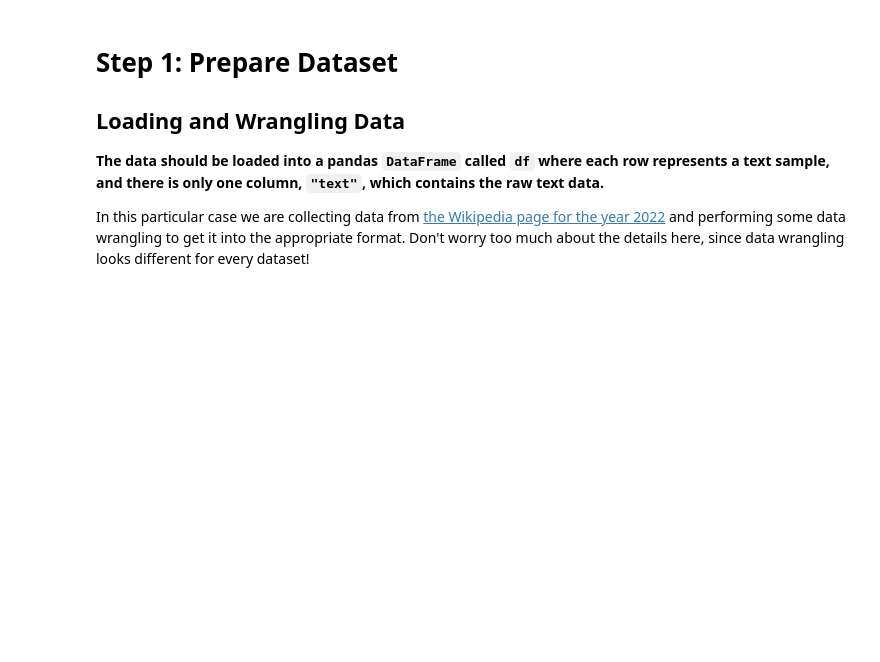
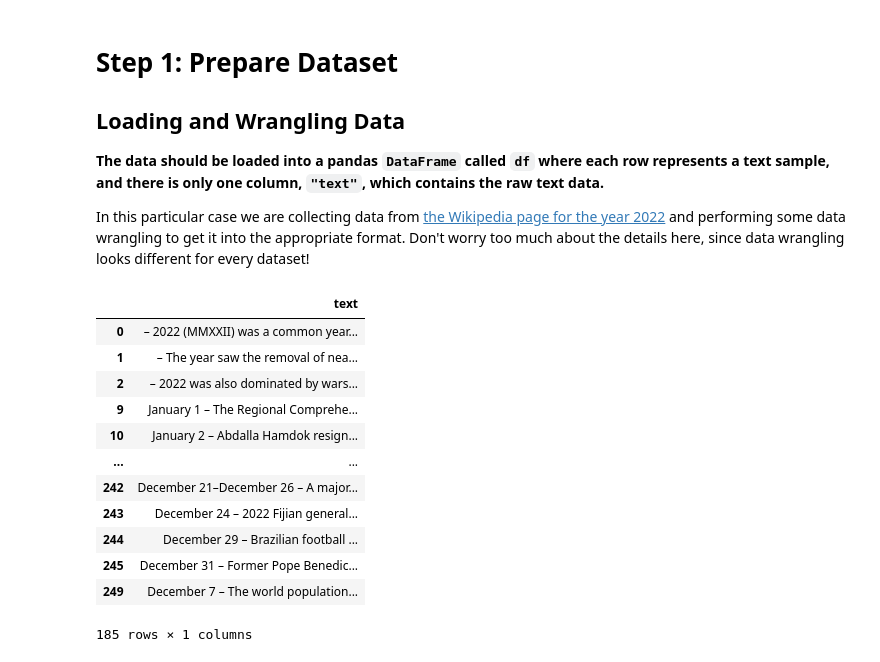
Before and after one commit to iamchenchu/Large-Language-Models-and-Text-Generation, a Jupyter notebook: 04_Retrieval_Augmented_Generation_PartA.ipynb, the cells around one changed output. Saved outputs shown, nothing was run; the diff lists cells and outputs as text; code cells hidden in the pictures; blank space fills up the shorter version.

```diff
--- a/04_Retrieval_Augmented_Generation.ipynb
+++ b/04_Retrieval_Augmented_Generation_PartA.ipynb
@@ -86,3 +86,47 @@ The model is answering this way because the training data ends in 2021. **Our ta
 **The data should be loaded into a pandas `DataFrame` called `df` where each row represents a text sample, and there is only one column, `"text"`, which contains the raw text data.**
 
 In this particular case we are collecting data from [the Wikipedia page for the year 2022](https://en.wikipedia.org/wiki/2022) and performing some data wrangling to get it into the appropriate format. Don't worry too much about the details here, since data wrangling looks different for every dataset!
+# %%
+from dateutil.parser import parse
+import pandas as pd
+import requests
+
+# Get the Wikipedia page for "2022" since OpenAI's models stop in 2021
+resp = requests.get("https://en.wikipedia.org/w/api.php?action=query&prop=extracts&exlimit=1&titles=2022&explaintext=1&formatversion=2&format=json")
+
+# Load page text into a dataframe
+df = pd.DataFrame()
+df["text"] = resp.json()["query"]["pages"][0]["extract"].split("\n")
+
+# Clean up text to remove empty lines and headings
+df = df[(df["text"].str.len() > 0) & (~df["text"].str.startswith("=="))]
+
+# In some cases dates are used as headings instead of being part of the
+# text sample; adjust so dated text samples start with dates
+prefix = ""
+for (i, row) in df.iterrows():
+    # If the row already has " - ", it already has the needed date prefix
+    if " – " not in row["text"]:
+        try:
+            # If the row's text is a date, set it as the new prefix
+            parse(row["text"])
+            prefix = row["text"]
+        except:
+            # If the row's text isn't a date, add the prefix
+            row["text"] = prefix + " – " + row["text"]
+df = df[df["text"].str.contains(" – ")]
+df
+# %% [output]
+|  | text |
+| 0 | – 2022 (MMXXII) was a common year... |
+| 1 | – The year saw the removal of nea... |
+| 2 | – 2022 was also dominated by wars... |
+| 9 | January 1 – The Regional Comprehe... |
+| 10 | January 2 – Abdalla Hamdok resign... |
+| ... | ... |
+| 242 | December 21–December 26 – A major... |
+| 243 | December 24 – 2022 Fijian general... |
+| 244 | December 29 – Brazilian football ... |
+| 245 | December 31 – Former Pope Benedic... |
+| 249 | December 7 – The world population... |
+185 rows × 1 columns
```
Also changed, not shown: parts of 28 cells of this notebook, 2 other files.
